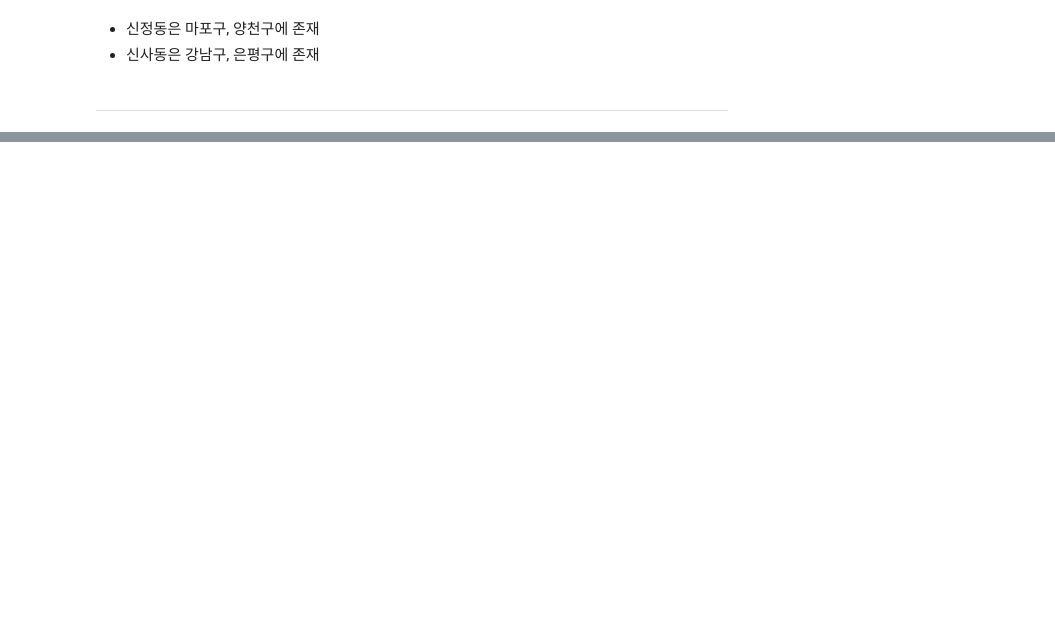
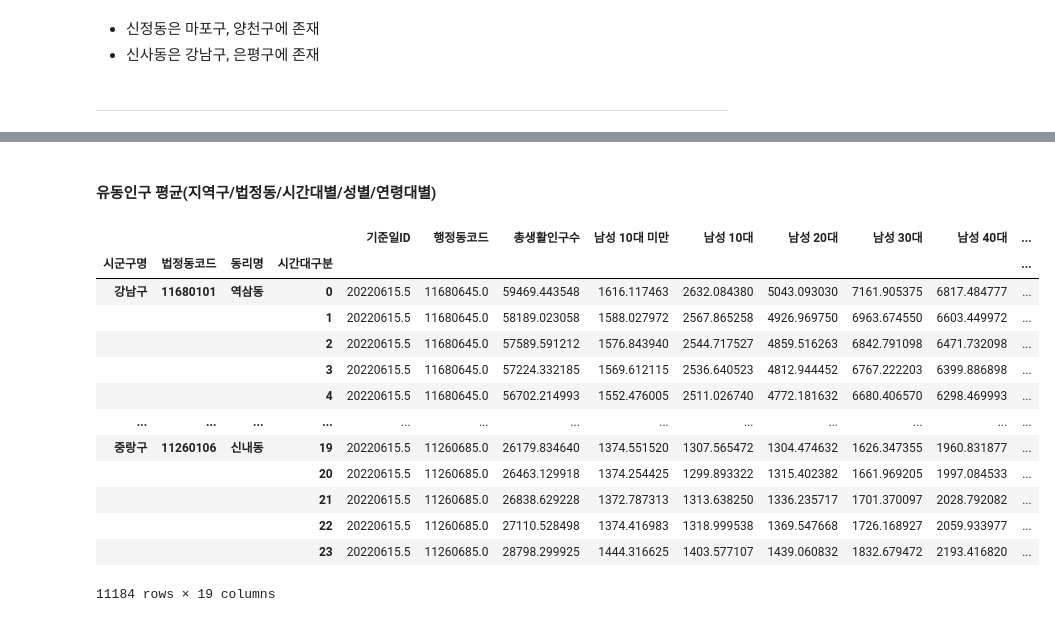
Before and after one commit to choi-aerim/cakd7_class, a Jupyter notebook: 데이터 안심구역/행정동법정동 리코딩.ipynb, the cells around one changed output, grey strips where cells are left out. Cells and saved outputs as stored; diff of their text form; code cells hidden in the pictures; blank space fills up the shorter version.

```diff
--- a/데이터 안심구역/행정동법정동 리코딩.ipynb
+++ b/데이터 안심구역/행정동법정동 리코딩.ipynb
@@ -242,0 +327,22 @@ df2_need
+# %%
+move_df_clean = move_df.iloc[:,:4]
+move_df_clean['남성 10대 미만'] = move_df.iloc[:,4]
+move_df_clean['남성 10대 '] = move_df.iloc[:,5]+move_df.iloc[:,6]
+move_df_clean['남성 20대 '] = move_df.iloc[:,7]+move_df.iloc[:,8]
+move_df_clean['남성 30대 '] = move_df.iloc[:,9]+move_df.iloc[:,10]
+move_df_clean['남성 40대 '] = move_df.iloc[:,11]+move_df.iloc[:,12]
+move_df_clean['남성 50대 '] = move_df.iloc[:,13]+move_df.iloc[:,14]
+move_df_clean['남성 60대 '] = move_df.iloc[:,15]+move_df.iloc[:,16]
+move_df_clean['남성 70대 이상'] = move_df.iloc[:,17]
+
+move_df_clean['여성 10대 미만'] = move_df.iloc[:,18]
+move_df_clean['여성 10대 '] = move_df.iloc[:,19]+move_df.iloc[:,20]
+move_df_clean['여성 20대 '] = move_df.iloc[:,21]+move_df.iloc[:,22]
+move_df_clean['여성 30대 '] = move_df.iloc[:,23]+move_df.iloc[:,24]
+move_df_clean['여성 40대 '] = move_df.iloc[:,25]+move_df.iloc[:,26]
+move_df_clean['여성 50대 '] = move_df.iloc[:,27]+move_df.iloc[:,28]
+move_df_clean['여성 60대 '] = move_df.iloc[:,29]+move_df.iloc[:,30]
+move_df_clean['여성 70대 이상'] = move_df.iloc[:,31]
+
+move_df_age_mf = move_df_clean.copy()
+move_df_age_mf
@@ -242,0 +404,6 @@ df2_need
+# %%
+move_df_map_mf = pd.merge(move_df_age_mf, df2_count[['시군구명','행정동코드','읍면동명','법정동코드','동리명','법정동개수']], how = 'left')
+move_df_map_mf = move_df_map_mf [['기준일ID','시간대구분','시군구명','행정동코드','읍면동명','법정동코드','동리명','법정동개수','총생활인구수', '남성 10대 미만', '남성 10대 ', '남성 20대 ',
+       '남성 30대 ', '남성 40대 ', '남성 50대 ', '남성 60대 ', '남성 70대 이상', '여성 10대 미만',
+       '여성 10대 ', '여성 20대 ', '여성 30대 ', '여성 40대 ', '여성 50대 ', '여성 60대 ',
+       '여성 70대 이상']]
@@ -242,0 +426,3 @@ df2_need
+# %%
+move_df_map_mf.iloc[:,8:] = move_df_map_mf.iloc[:,8:].apply(lambda x: x/move_df_map_mf.iloc[:,7])
+move_df_map_mf
@@ -242,0 +443,3 @@ df2_need
+# %%
+move_df_map_mf.drop('법정동개수', inplace = True, axis = 1)
+move_df_map_mf
@@ -242,0 +569,22 @@ df2_need
+# %% [markdown]
+#### 유동인구 평균(지역구/법정동/시간대별/성별/연령대별)
+# %%
+pd.options.display.max_rows = 200
+
+move_df_clean_allmean = move_df_map_mf.groupby(by = ['시군구명','법정동코드','동리명','시간대구분']).mean()
+move_df_clean_allmean
+# %% [output]
+|  |  |  |  | 기준일ID | 행정동코드 | 총생활인구수 | 남성 10대 미만 | 남성 10대 | 남성 20대 | 남성 30대 | 남성 40대 | ... |
+| 시군구명 | 법정동코드 | 동리명 | 시간대구분 |  |  |  |  |  |  |  |  | ... |
+| 강남구 | 11680101 | 역삼동 | 0 | 20220615.5 | 11680645.0 | 59469.443548 | 1616.117463 | 2632.084380 | 5043.093030 | 7161.905375 | 6817.484777 | ... |
+|  |  |  | 1 | 20220615.5 | 11680645.0 | 58189.023058 | 1588.027972 | 2567.865258 | 4926.969750 | 6963.674550 | 6603.449972 | ... |
+|  |  |  | 2 | 20220615.5 | 11680645.0 | 57589.591212 | 1576.843940 | 2544.717527 | 4859.516263 | 6842.791098 | 6471.732098 | ... |
+|  |  |  | 3 | 20220615.5 | 11680645.0 | 57224.332185 | 1569.612115 | 2536.640523 | 4812.944452 | 6767.222203 | 6399.886898 | ... |
+|  |  |  | 4 | 20220615.5 | 11680645.0 | 56702.214993 | 1552.476005 | 2511.026740 | 4772.181632 | 6680.406570 | 6298.469993 | ... |
+| ... | ... | ... | ... | ... | ... | ... | ... | ... | ... | ... | ... | ... |
+| 중랑구 | 11260106 | 신내동 | 19 | 20220615.5 | 11260685.0 | 26179.834640 | 1374.551520 | 1307.565472 | 1304.474632 | 1626.347355 | 1960.831877 | ... |
+|  |  |  | 20 | 20220615.5 | 11260685.0 | 26463.129918 | 1374.254425 | 1299.893322 | 1315.402382 | 1661.969205 | 1997.084533 | ... |
+|  |  |  | 21 | 20220615.5 | 11260685.0 | 26838.629228 | 1372.787313 | 1313.638250 | 1336.235717 | 1701.370097 | 2028.792082 | ... |
+|  |  |  | 22 | 20220615.5 | 11260685.0 | 27110.528498 | 1374.416983 | 1318.999538 | 1369.547668 | 1726.168927 | 2059.933977 | ... |
+|  |  |  | 23 | 20220615.5 | 11260685.0 | 28798.299925 | 1444.316625 | 1403.577107 | 1439.060832 | 1832.679472 | 2193.416820 | ... |
+11184 rows × 19 columns
```
Also changed, not shown: parts of 72 cells of this notebook, 3 other files.
